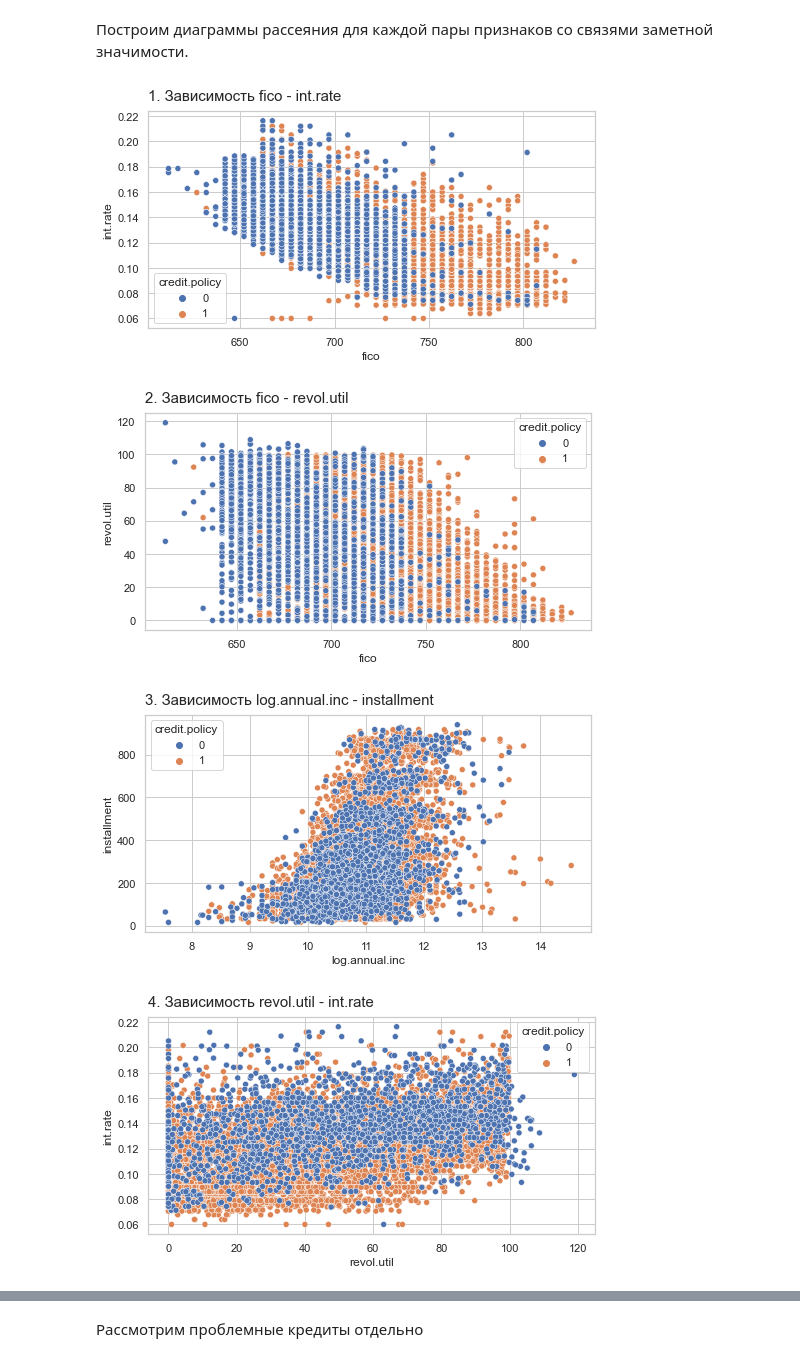
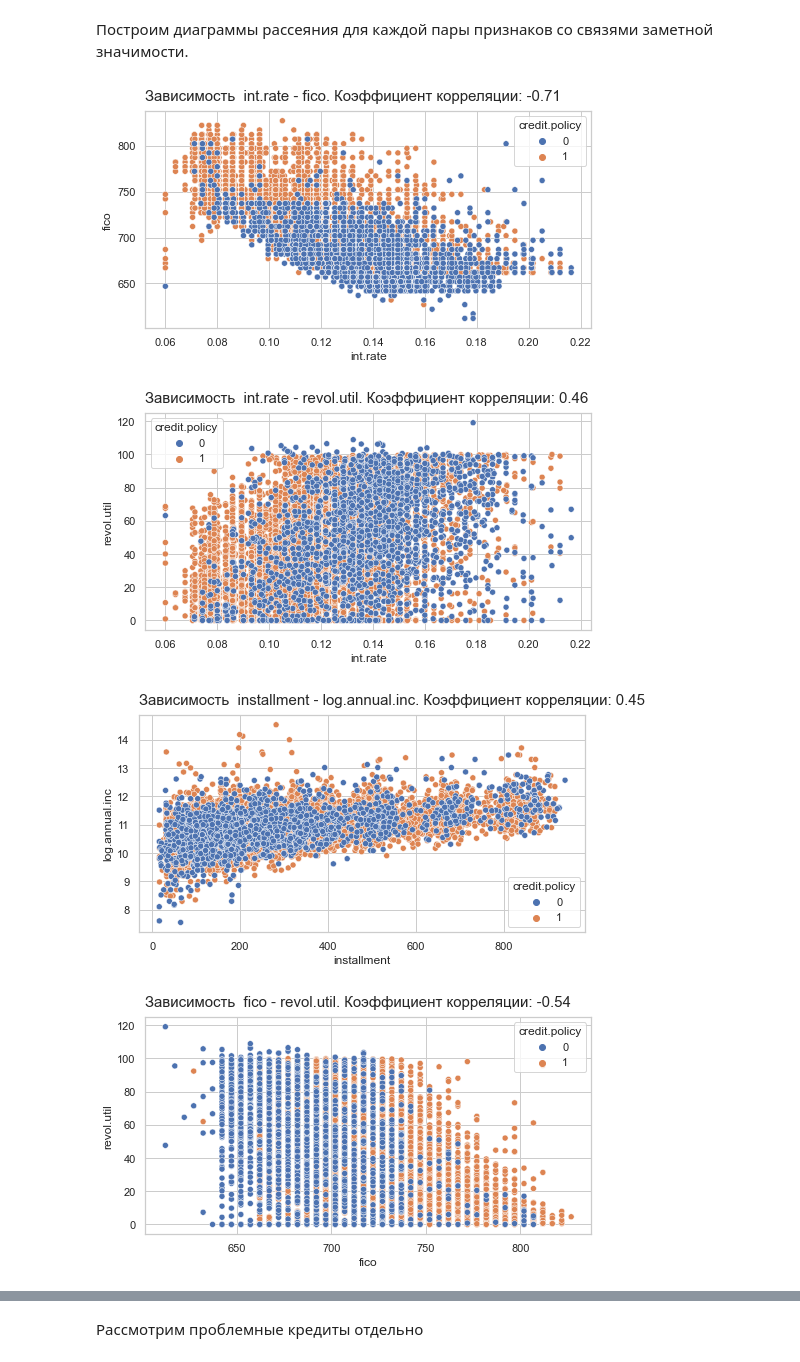
Before and after one commit to IV-1984/Data_analytics_projects, a Jupyter notebook: 1.-Loan-data-analysis/Loan Data Analysis-final.ipynb, the cells around one changed output, grey strips where cells are left out. Drawn from its saved outputs; the diff is of its cells as text; code cells hidden in the pictures.

```diff
--- a/1.-Loan-data-analysis/Loan Data Analysis-final.ipynb
+++ b/1.-Loan-data-analysis/Loan Data Analysis-final.ipynb
@@ -164,29 +164,19 @@ plt.show()
 [figure]
 # %% [markdown]
 Построим диаграммы рассеяния для каждой пары признаков со связями заметной значимости.
-# %%
-fig, ax = plt.subplots(figsize=(8,4))
-sns.scatterplot(data=loan, x='fico', y='int.rate', ax=ax, hue='credit.policy')
-ax.set_title('1. Зависимоcть fico - int.rate',fontsize = 15,loc='left', y=1.02)
-
-fig, ax = plt.subplots(figsize=(8,4))
-sns.scatterplot(data=loan, x='fico', y='revol.util', ax=ax, hue='credit.policy')
-ax.set_title('2. Зависимоcть fico - revol.util',fontsize = 15,loc='left', y=1.02)
-
-fig, ax = plt.subplots(figsize=(8,4))
-sns.scatterplot(data=loan, x='log.annual.inc', y='installment', ax=ax, hue='credit.policy')
-ax.set_title('3. Зависимоcть log.annual.inc - installment',fontsize = 15,loc='left', y=1.02)
-
-fig, ax = plt.subplots(figsize=(8,4))
-sns.scatterplot(data=loan, x='revol.util', y='int.rate', ax=ax, hue='credit.policy')
-ax.set_title('4. Зависимоcть revol.util - int.rate',fontsize = 15,loc='left', y=1.02)
-
-plt.show()
-# %% [output]
-[figure, removed]
-[figure, removed]
-[figure, removed]
-[figure, removed]
+# %%
+for i in range(0, len(research_list)):
+    for j in range(i+1, len(research_list)):
+        curr_corr = loan[research_list[i]].corr(loan[research_list[j]])
+        if abs(curr_corr) >= 0.4 and i != j:
+            fig, ax = plt.subplots(figsize=(8,4))
+            sns.scatterplot(data=loan, x=research_list[i], y=research_list[j], ax=ax, hue='credit.policy')
+            ax.set_title('Зависимость' '  ' + research_list[i]  + ' - ' + research_list[j] + '. Коэффициент корреляции: ' + str(np.round(curr_corr,2)), fontsize = 15,loc='left', y=1.02)
+# %% [output]
+[figure, added]
+[figure, added]
+[figure, added]
+[figure, added]
 # %% [markdown]
 Наблюдаем заметную обратную корреляционную зависимость между:
 1. fico и int.rate - что логично - чем больше скорринговых  баллов у заемщика - тем меньше рисков для кридитора и ниже ставка
```
Also changed, not shown: parts of 3 cells of this notebook.
